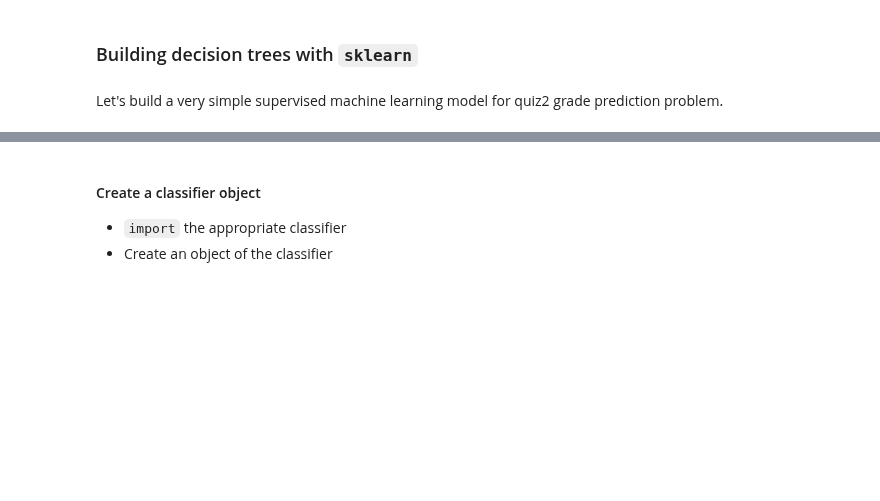
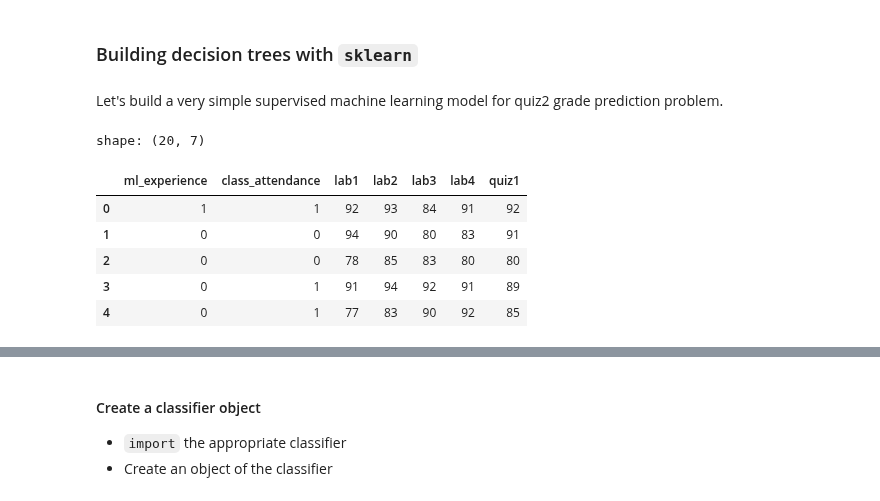
Before and after one commit to UBC-CS/cpsc330-2022W2, a Jupyter notebook: lectures/AmirAbdi/02_decision-trees_aa.ipynb, the cells around one changed output, grey strips where cells are left out. Drawn from its saved outputs; the diff is of its cells as text; code cells hidden in the pictures; blank space fills up the shorter version.

```diff
--- a/lectures/AmirAbdi/02_decision-trees_aa.ipynb
+++ b/lectures/AmirAbdi/02_decision-trees_aa.ipynb
@@ -375,14 +447,23 @@ y = classification_df["quiz2"]
 
 Let's build a very simple supervised machine learning model for quiz2 grade prediction problem.
 # %%
+import pandas as pd
 classification_df = pd.read_csv("../data/quiz2-grade-toy-classification_aa.csv")
 
 classification_df = classification_df.rename(columns={"quiz2": "target"})
 X = classification_df.drop(columns=["target"])
 y = classification_df["target"]
 
-columns = ["lab1", "lab2", "lab3", "lab4", "quiz1"]
+# columns = ["lab1", "lab2", "lab3", "lab4", "quiz1"]
 print("shape:", X.shape)
 X.head()
+# %% [output]
+shape: (20, 7)
+|  | ml_experience | class_attendance | lab1 | lab2 | lab3 | lab4 | quiz1 |
+| 0 | 1 | 1 | 92 | 93 | 84 | 91 | 92 |
+| 1 | 0 | 0 | 94 | 90 | 80 | 83 | 91 |
+| 2 | 0 | 0 | 78 | 85 | 83 | 80 | 80 |
+| 3 | 0 | 1 | 91 | 94 | 92 | 91 | 89 |
+| 4 | 0 | 1 | 77 | 83 | 90 | 92 | 85 |
 # %%
 y.head()
```
Also changed, not shown: parts of 71 cells of this notebook.
